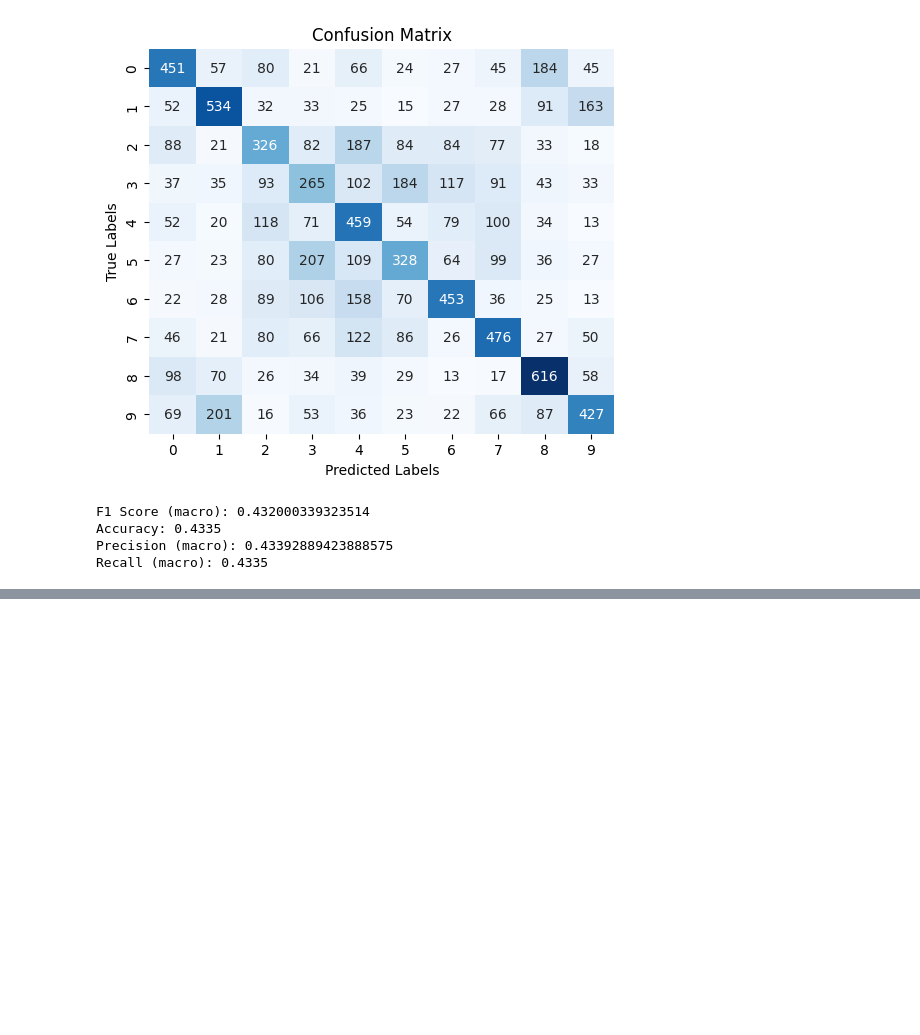
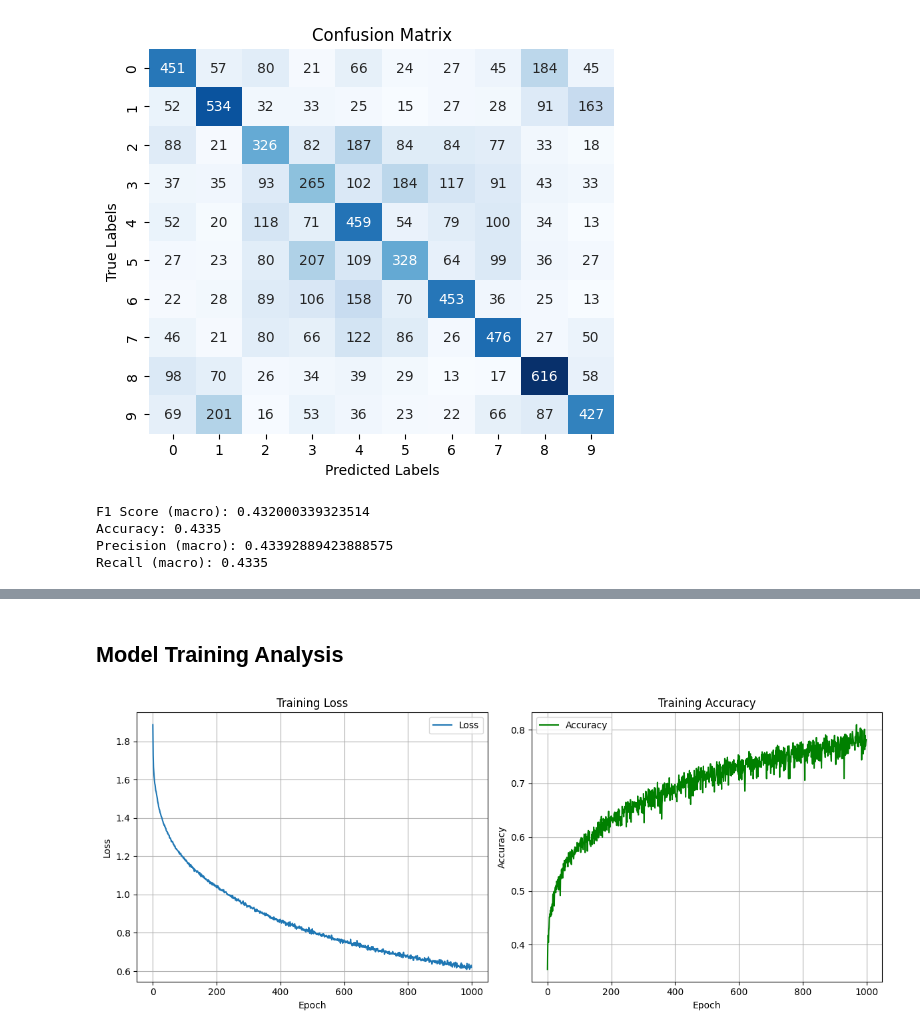
Before and after one commit to Sayed-Hossein-Hosseini/A_Journey_into_the_Depths_of_Neural_Networks, a Jupyter notebook: Diversity_of_Networks_and_Optimizers_for_Progress.ipynb, the cells around one changed output, grey strips where cells are left out. Cells and saved outputs as stored; diff of their text form; code cells hidden in the pictures; blank space fills up the shorter version.

Commit message:
Model Training Relu and Momentum

```diff
--- a/Diversity_of_Networks_and_Optimizers_for_Progress.ipynb
+++ b/Diversity_of_Networks_and_Optimizers_for_Progress.ipynb
@@ -119,7 +119,7 @@ class Activation:
 # %%
 class DenseLayer:
     def __init__(self, input_size, output_size, activation='sigmoid'):
-        self.w = np.random.randn(input_size, output_size) * 0.01
+        self.w = np.random.randn(input_size, output_size) * np.sqrt(2.0 / input_size) # He Initialization
         self.b = np.zeros((1, output_size))
         self.activation_name = activation
         self.z = None
@@ -415,0 +418,10 @@ Recall (macro): 0.4335
+# %%
+if __name__ == "__main__":
+    optimizer = Momentum(lr=0.05)
+    nn = NeuralNetwork(optimizer=optimizer)
+
+    nn.add(DenseLayer(3072, 64, activation='relu'))
+    nn.add(DenseLayer(64, 10, activation='softmax'))
+
+    nn.train(X_train, y_train, epochs=1000, batch_size=64)
+    predictions = nn.predict(X_test)
@@ -415,0 +446,6 @@ Recall (macro): 0.4335
+# %% [markdown]
+## **Model Training Analysis**
+# %%
+plot_metrics(nn)
+# %% [output]
+[figure, added]
```
Also changed, not shown: parts of 5 cells of this notebook.
